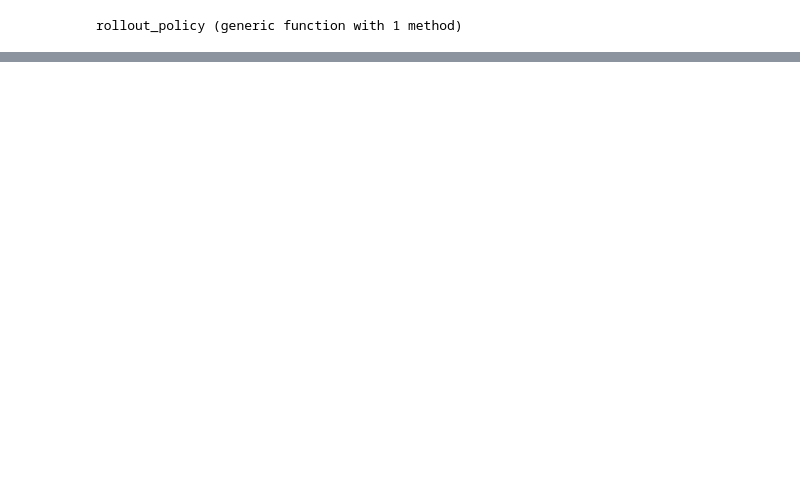
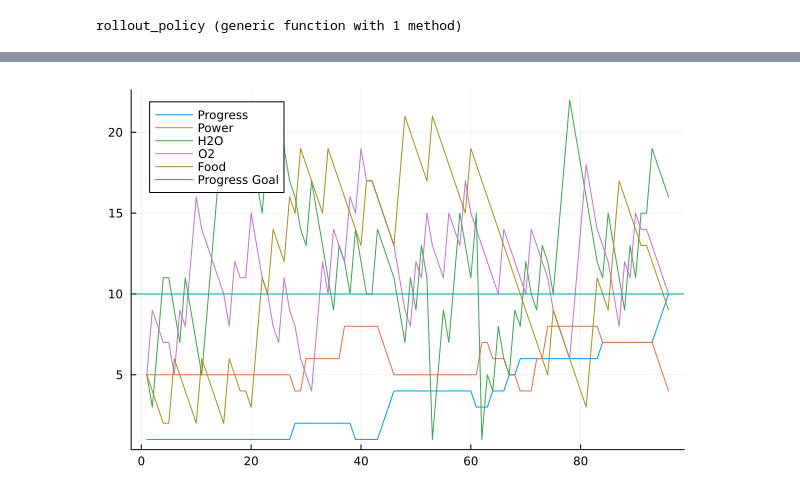
Before and after one commit to zhao-harry/aa-228-final-project, a Jupyter notebook: mission.ipynb, the cells around one changed output, grey strips where cells are left out. Drawn from its saved outputs; the diff is of its cells as text; code cells hidden in the pictures; blank space fills up the shorter version.

```diff
--- a/mission.ipynb
+++ b/mission.ipynb
@@ -189,0 +186,2 @@ initialstate = indexed[1, 15, 15, 15, 15]
+# %%
+initialstate = indexed[1, 5, 5, 5, 5]
@@ -190,3 +190,3 @@ initialstate = indexed[1, 15, 15, 15, 15]
 # %%
-simulate_mcts(initialstate, 10, 1000, 10, 2)
+history = simulate_mcts(initialstate, 100, 1000, 100, 2)
 # %% [output]
@@ -199,0 +210,2 @@ simulate_mcts(initialstate, 10, 1000, 10, 2)
+# %%
+history = [CartesianIndices((max_progress, max_power, max_h2o, max_o2, max_food))[s] for s in history]
@@ -199,0 +230,6 @@ simulate_mcts(initialstate, 10, 1000, 10, 2)
+# %%
+history_progress = [s[1] for s in history]
+history_power = [s[2] for s in history]
+history_h2o = [s[3] for s in history]
+history_o2 = [s[4] for s in history]
+history_food = [s[5] for s in history]
@@ -199,0 +254,11 @@ simulate_mcts(initialstate, 10, 1000, 10, 2)
+# %%
+p1 = plot()
+plot!(
+    p1,
+    1:length(history),
+    [history_progress history_power history_h2o history_o2 history_food],
+    label=["Progress" "Power" "H2O" "O2" "Food"]
+)
+hline!(p1, [max_progress], label="Progress Goal")
+# %% [output]
+[figure, added]
```
Also changed, not shown: parts of 10 cells of this notebook.
